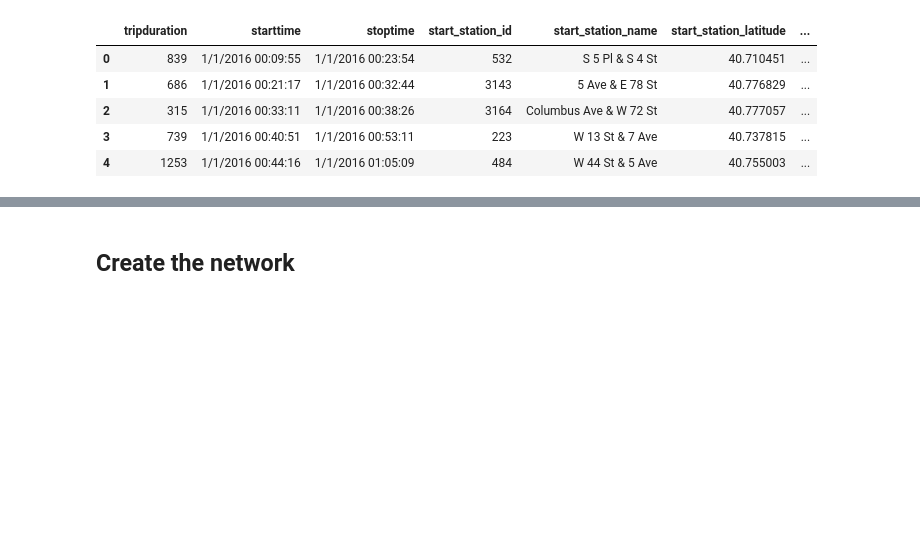
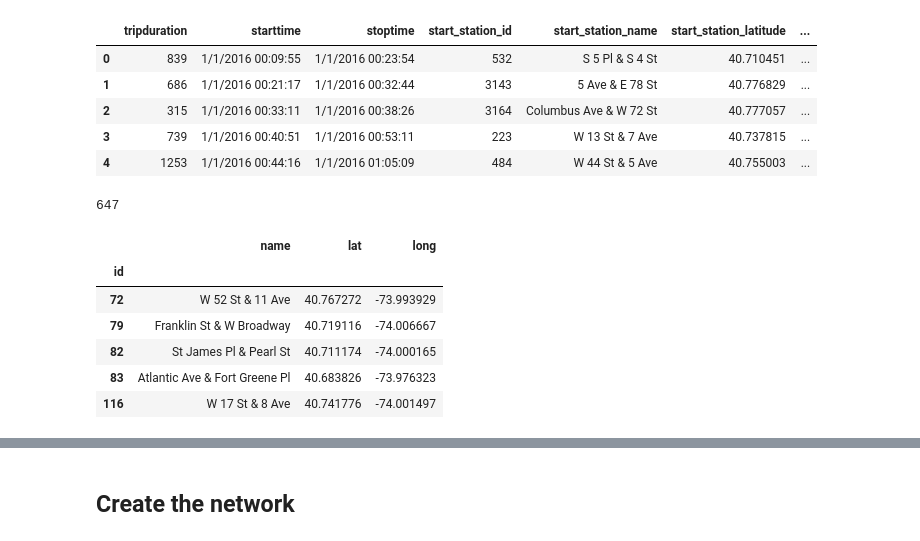
Before and after one commit to andygubser/bike_network_analysis, a Jupyter notebook: scripts/bike_network_analysis_nyc.ipynb, the cells around one changed output, grey strips where cells are left out. Saved outputs shown, nothing was run; the diff lists cells and outputs as text; code cells hidden in the pictures; blank space fills up the shorter version.

```diff
--- a/scripts/bike_network_analysis_nyc.ipynb
+++ b/scripts/bike_network_analysis_nyc.ipynb
@@ -26,3 +27,42 @@ df.head()
 | 2 | 315 | 1/1/2016 00:33:11 | 1/1/2016 00:38:26 | 3164 | Columbus Ave & W 72 St | 40.777057 | ... |
 | 3 | 739 | 1/1/2016 00:40:51 | 1/1/2016 00:53:11 | 223 | W 13 St & 7 Ave | 40.737815 | ... |
 | 4 | 1253 | 1/1/2016 00:44:16 | 1/1/2016 01:05:09 | 484 | W 44 St & 5 Ave | 40.755003 | ... |
+# %%
+station_id = set(df["start_station_id"]).union(set(df["end_station_id"]))
+len(station_id)
+# %% [output]
+647
+# %%
+start_station_coord = df[["start_station_id",
+                          "start_station_name",
+                          "start_station_latitude",
+                          "start_station_longitude"]].\
+                        drop_duplicates().\
+                        rename(columns={"start_station_id": "id",
+                                  "start_station_name": "name",
+                                  "start_station_latitude": "lat",
+                                  "start_station_longitude": "long"})
+
+end_station_coord = df[["end_station_id",
+                        "end_station_name",
+                        "end_station_latitude",
+                        "end_station_longitude"]].\
+                        drop_duplicates(). \
+                        rename(columns={"end_station_id": "id",
+                                        "end_station_name": "name",
+                                        "end_station_latitude": "lat",
+                                        "end_station_longitude": "long"})
+
+stations = pd.concat([start_station_coord, end_station_coord]).\
+                        drop_duplicates(subset="id").\
+                        sort_values("id").\
+                        set_index("id")
+stations.head()
+# %% [output]
+|  | name | lat | long |
+| id |  |  |  |
+| 72 | W 52 St & 11 Ave | 40.767272 | -73.993929 |
+| 79 | Franklin St & W Broadway | 40.719116 | -74.006667 |
+| 82 | St James Pl & Pearl St | 40.711174 | -74.000165 |
+| 83 | Atlantic Ave & Fort Greene Pl | 40.683826 | -73.976323 |
+| 116 | W 17 St & 8 Ave | 40.741776 | -74.001497 |
```
Also changed, not shown: parts of 15 cells of this notebook, 3 other files.
